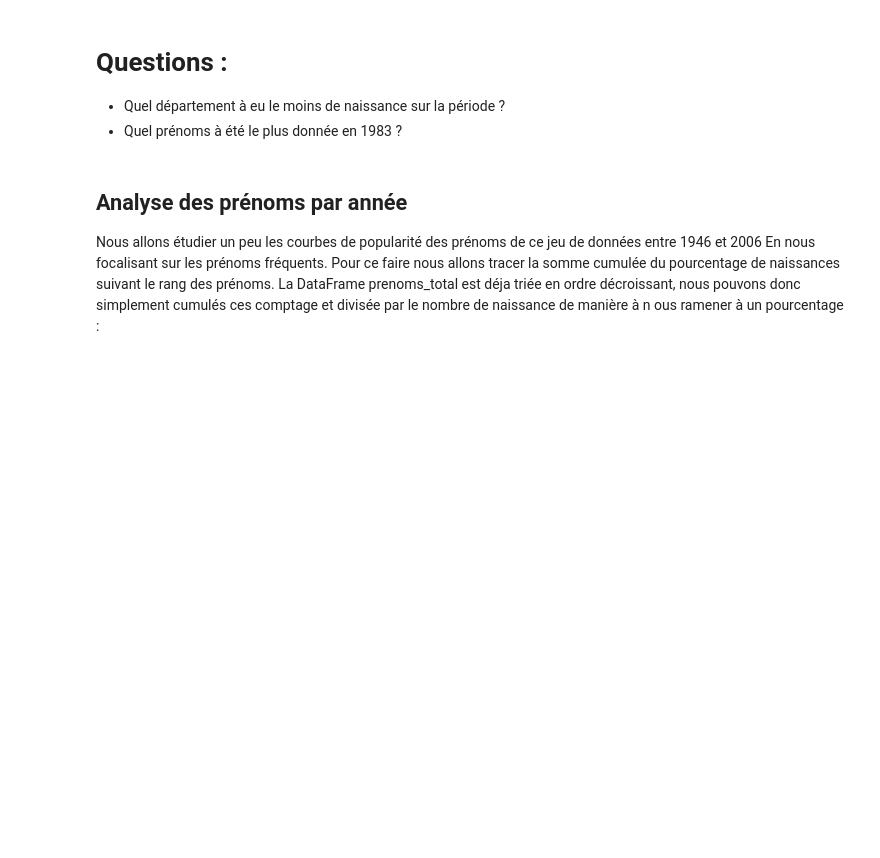
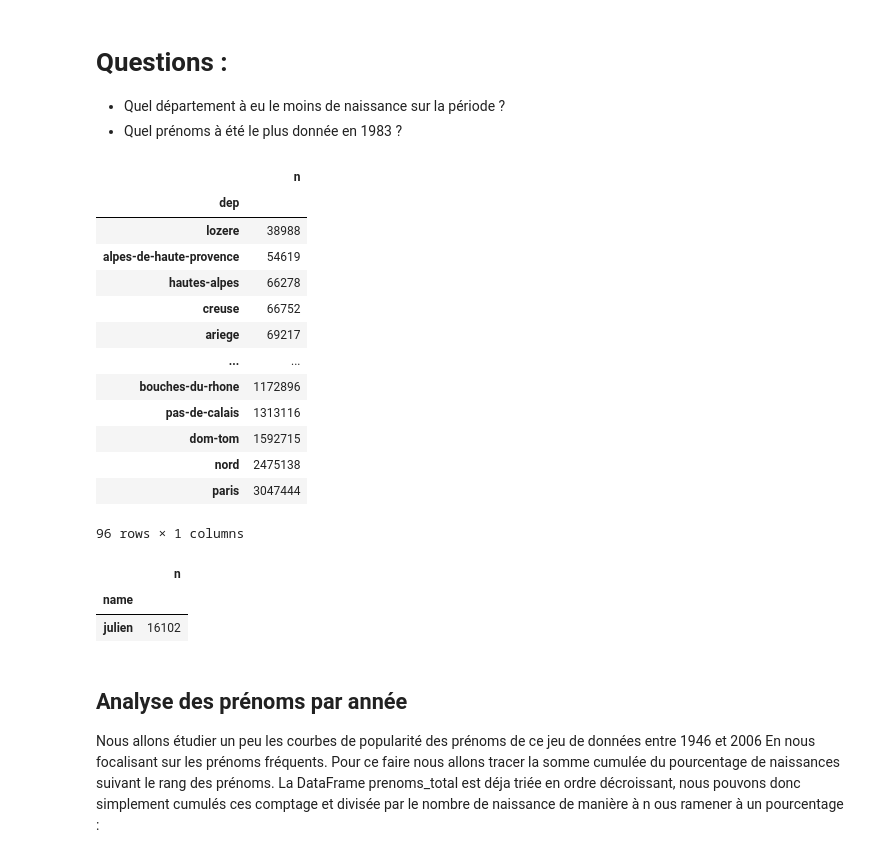
Before and after one commit to comeetie/introml, a Jupyter notebook: introduction/notebooks/Prénoms.ipynb, the cells around one changed output. Drawn from its saved outputs; the diff is of its cells as text; code cells hidden in the pictures; blank space fills up the shorter version.

```diff
--- a/introduction/notebooks/Prénoms.ipynb
+++ b/introduction/notebooks/Prénoms.ipynb
@@ -272,6 +282,29 @@ prenoms[["name","year","n"]].groupby(["name","year"]).sum().reset_index().groupb
 
 - Quel département à eu le moins de naissance sur la période ?
 - Quel prénoms à été le plus donnée en 1983 ?
+# %%
+prenoms[["n","dep"]].groupby("dep").sum().sort_values("n")
+# %% [output]
+|  | n |
+| dep |  |
+| lozere | 38988 |
+| alpes-de-haute-provence | 54619 |
+| hautes-alpes | 66278 |
+| creuse | 66752 |
+| ariege | 69217 |
+| ... | ... |
+| bouches-du-rhone | 1172896 |
+| pas-de-calais | 1313116 |
+| dom-tom | 1592715 |
+| nord | 2475138 |
+| paris | 3047444 |
+96 rows × 1 columns
+# %%
+prenoms[prenoms.year==1983][["name","n"]].groupby("name").sum().sort_values("n",ascending=False).head(1)
+# %% [output]
+|  | n |
+| name |  |
+| julien | 16102 |
 # %% [markdown]
 ## Analyse des prénoms par année
 Nous allons étudier un peu les courbes de popularité des prénoms de ce jeu de données entre 1946 et 2006 En nous focalisant sur les prénoms fréquents. Pour ce faire nous allons tracer la somme cumulée du pourcentage de naissances suivant le rang des prénoms. La DataFrame prenoms_total est déja triée en ordre décroissant, nous pouvons donc simplement cumulés ces comptage et divisée par le nombre de naissance de manière à n ous ramener à un pourcentage :
```
Also changed, not shown: parts of 17 cells of this notebook, 1 other file.
